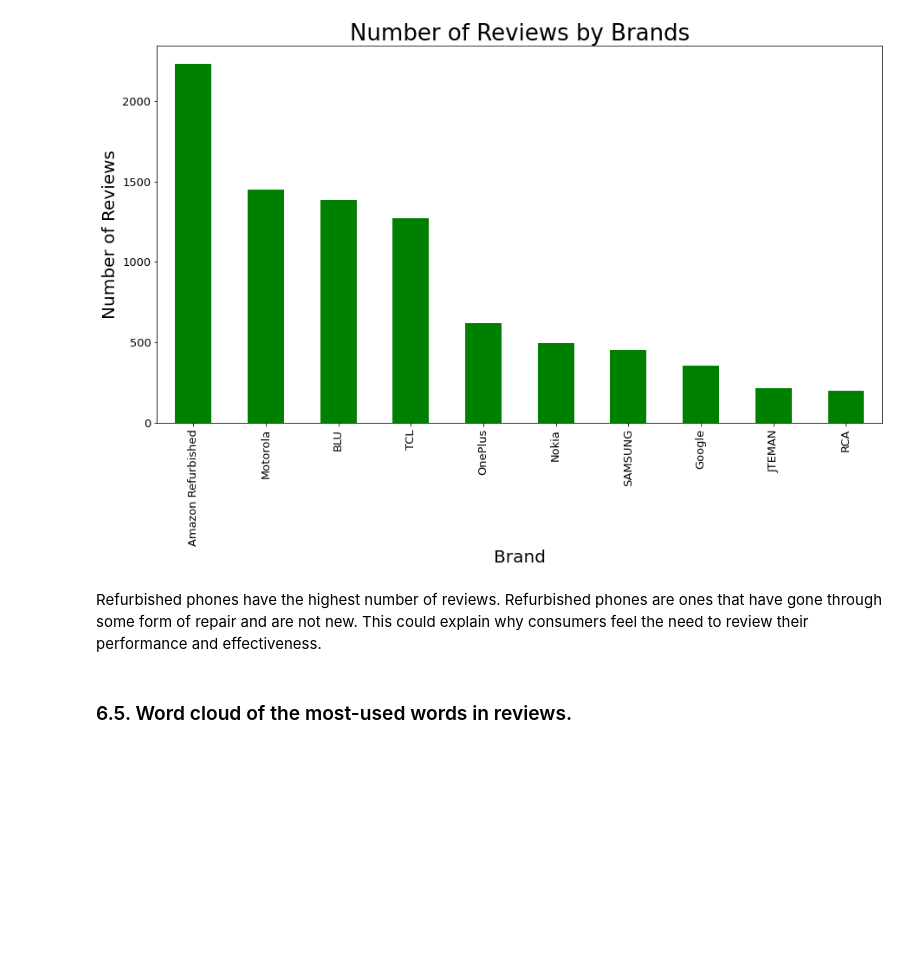
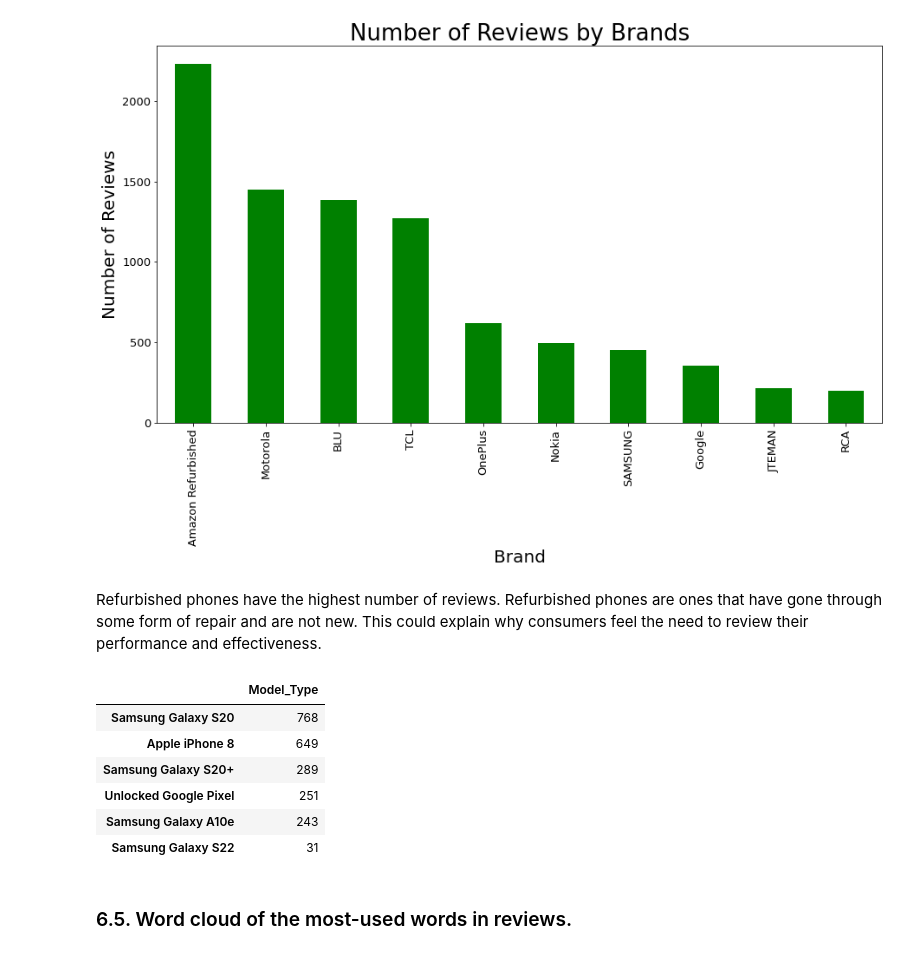
Before and after one commit to Mercy-Njambi/Mobile-Phone-Sentiment-Analysis, a Jupyter notebook: Mobile_Phone_Sentiment_Analysis.ipynb, the cells around one changed output. Saved outputs shown, nothing was run; the diff lists cells and outputs as text; code cells hidden in the pictures; blank space fills up the shorter version.

```diff
--- a/Mobile_Phone_Sentiment_Analysis.ipynb
+++ b/Mobile_Phone_Sentiment_Analysis.ipynb
@@ -620,6 +619,18 @@ plt.show();
 [figure]
 # %% [markdown]
 Refurbished phones have the highest number of reviews. Refurbished phones are ones that have gone through some form of repair and are not new. This could explain why consumers feel the need to review their performance and effectiveness.
+# %%
+# previewing brands under Amazon Refurbished
+refurb = df.loc[df['Brand'] == 'Amazon Refurbished']
+refurb['Model_Type'].value_counts().to_frame()
+# %% [output]
+|  | Model_Type |
+| Samsung Galaxy S20 | 768 |
+| Apple iPhone 8 | 649 |
+| Samsung Galaxy S20+ | 289 |
+| Unlocked Google Pixel | 251 |
+| Samsung Galaxy A10e | 243 |
+| Samsung Galaxy S22 | 31 |
 # %% [markdown]
 ### 6.5. Word cloud of the most-used words in reviews.
 # %%
```
Also changed, not shown: parts of 7 cells of this notebook.
